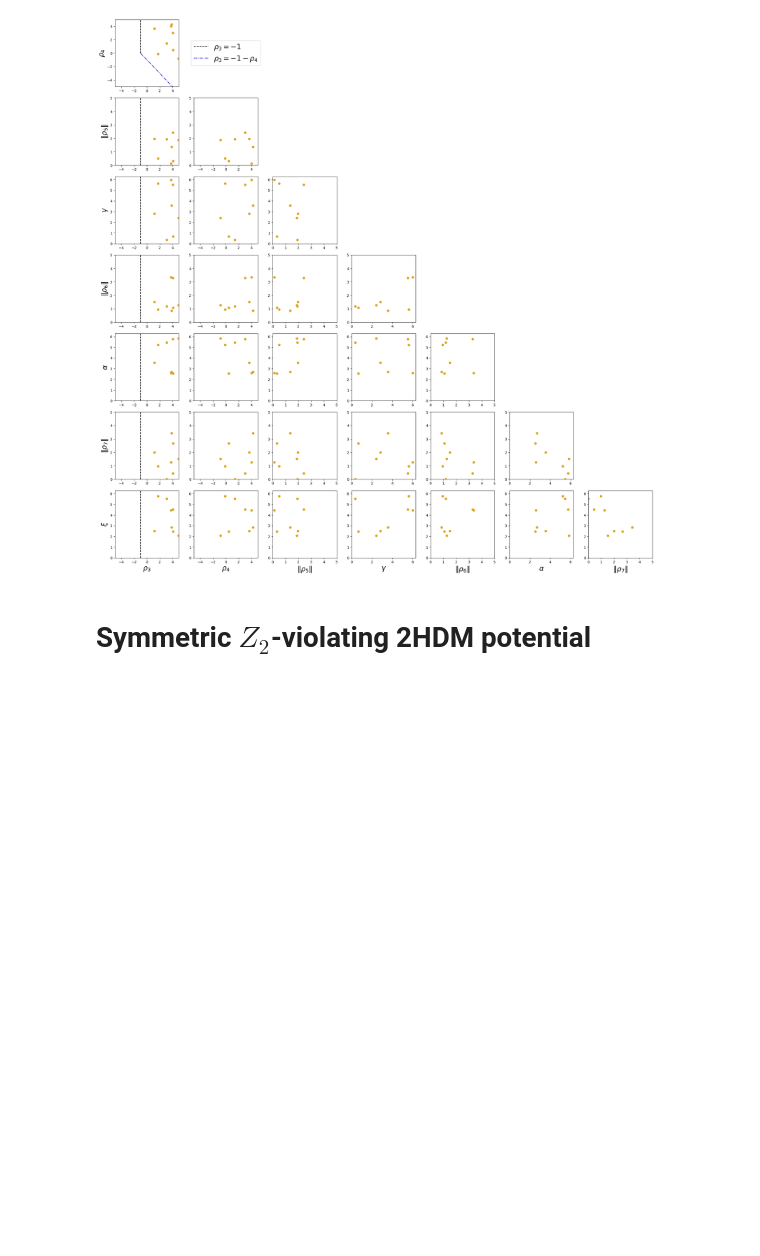
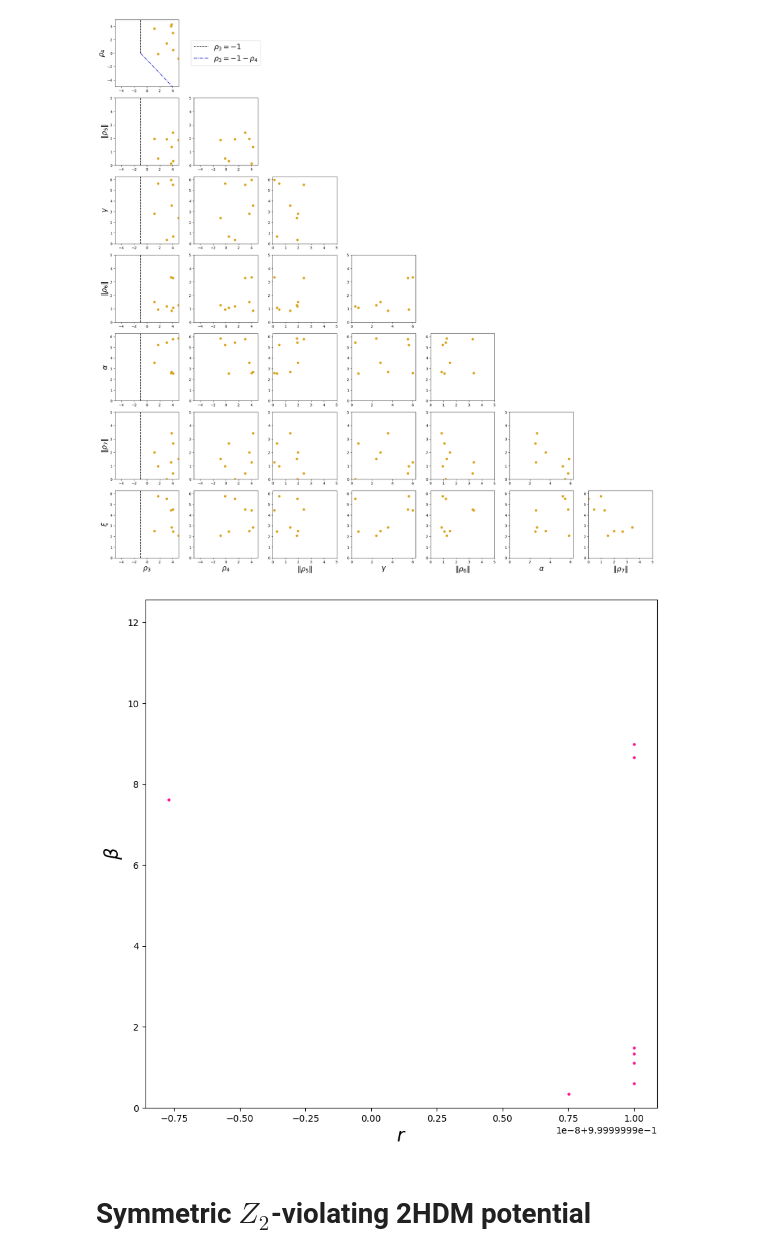
Before and after one commit to jdlpv/Theoretical-constraints-on-beyond-Standard-Model-extensions-of-the-Higgs-potential, a Jupyter notebook: parameter_visualizer.ipynb, the cells around one changed output. Drawn from its saved outputs; the diff is of its cells as text; code cells hidden in the pictures; blank space fills up the shorter version.

Commit message:
Add new plots

```diff
--- a/parameter_visualizer.ipynb
+++ b/parameter_visualizer.ipynb
@@ -240,6 +240,21 @@ plt.tight_layout()
 plt.show()
 # %% [output]
 [figure]
+# %%
+fig = plt.figure(figsize=(10,10))
+
+ax = fig.add_subplot(1,1,1)
+
+ax.scatter(Z2_violating_valid_values[:,8], Z2_violating_valid_values[:,9], color='deeppink',s=5)
+
+ax.set_ylabel(r'$\beta$',fontsize=20)
+ax.set_xlabel(r'$r$',fontsize=20)
+
+ax.set_ylim([0, 4*np.pi])
+
+plt.show()
+# %% [output]
+[figure, added]
 # %% [markdown]
 # Symmetric $Z_2$-violating 2HDM potential
 # %%
```
Also changed, not shown: parts of 4 cells of this notebook.
